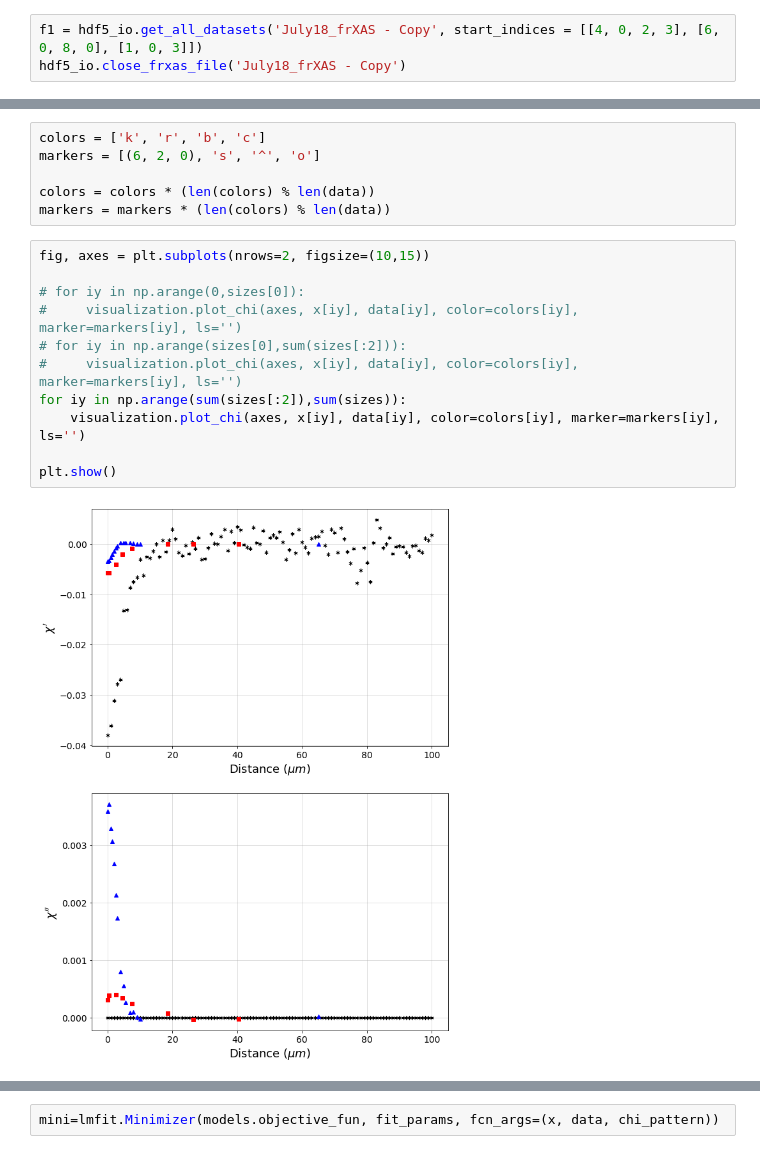
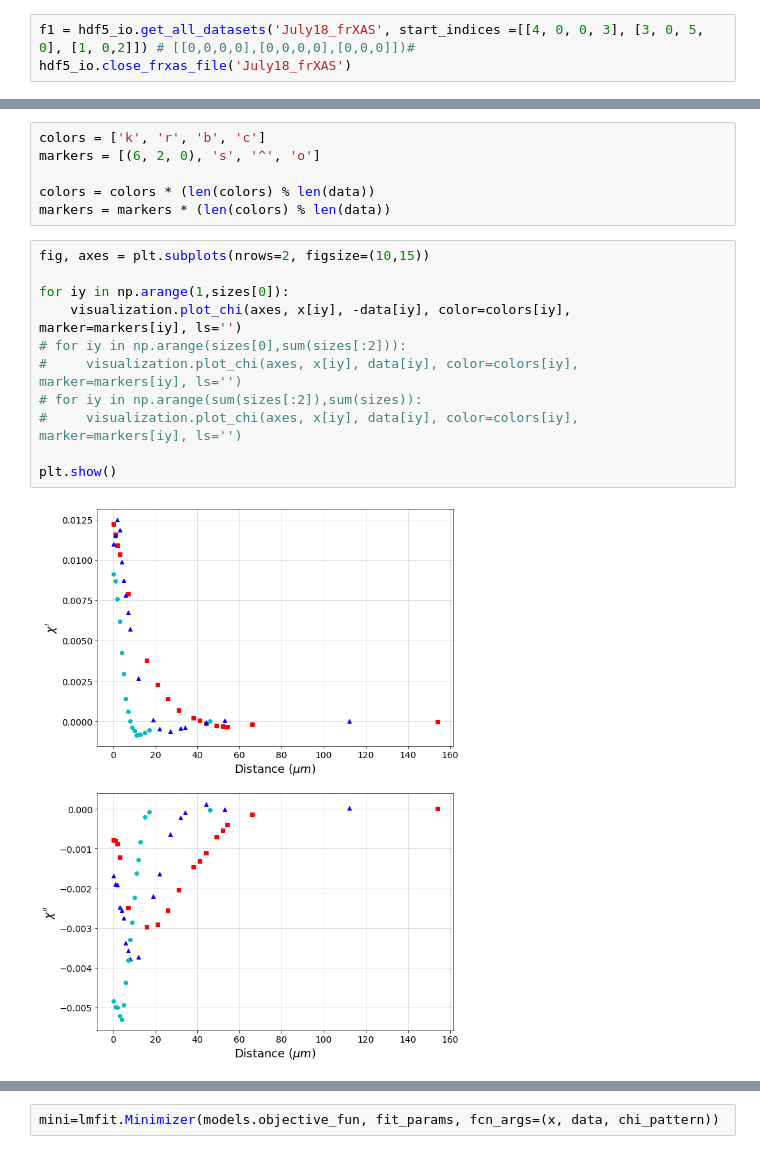
Before and after one commit to BGerwe/Xray-Project, a Jupyter notebook: fr_XAS/July18 Data V Cont Amp Patterned Model.ipynb, the cells around one changed output, grey strips where cells are left out. Cells and saved outputs as stored; diff of their text form.

```diff
--- a/fr_XAS/July18 Data V Cont Amp Patterned Model.ipynb
+++ b/fr_XAS/July18 Data V Cont Amp Patterned Model.ipynb
@@ -54,8 +54,8 @@ def chi_pattern(x, amp, gamma_p, ld, tg, yd, f, L):
     # Note gamma_p = gamma * L / ld
     return chi
 # %%
-f1 = hdf5_io.get_all_datasets('July18_frXAS - Copy', start_indices = [[4, 0, 2, 3], [6, 0, 8, 0], [1, 0, 3]])
-hdf5_io.close_frxas_file('July18_frXAS - Copy')
+f1 = hdf5_io.get_all_datasets('July18_frXAS', start_indices =[[4, 0, 0, 3], [3, 0, 5, 0], [1, 0,2]]) # [[0,0,0,0],[0,0,0,0],[0,0,0]])#
+hdf5_io.close_frxas_file('July18_frXAS')
 # %%
 x, data, frequencies, gases, sizes = hdf5_io.unpack_data(f1, kind='data_adj')
 # %%
@@ -67,16 +67,16 @@ markers = markers * (len(colors) % len(data))
 # %%
 fig, axes = plt.subplots(nrows=2, figsize=(10,15))
 
-# for iy in np.arange(0,sizes[0]):
-#     visualization.plot_chi(axes, x[iy], data[iy], color=colors[iy], marker=markers[iy], ls='')
+for iy in np.arange(1,sizes[0]):
+    visualization.plot_chi(axes, x[iy], -data[iy], color=colors[iy], marker=markers[iy], ls='')
 # for iy in np.arange(sizes[0],sum(sizes[:2])):
 #     visualization.plot_chi(axes, x[iy], data[iy], color=colors[iy], marker=markers[iy], ls='')
-for iy in np.arange(sum(sizes[:2]),sum(sizes)):
-    visualization.plot_chi(axes, x[iy], data[iy], color=colors[iy], marker=markers[iy], ls='')
+# for iy in np.arange(sum(sizes[:2]),sum(sizes)):
+#     visualization.plot_chi(axes, x[iy], data[iy], color=colors[iy], marker=markers[iy], ls='')
 
 plt.show()
 # %% [output]
-[figure, old version]
+[figure, new version]
 # %%
 fit_params = Parameters()
 
```
Also changed, not shown: parts of 10 cells of this notebook.
